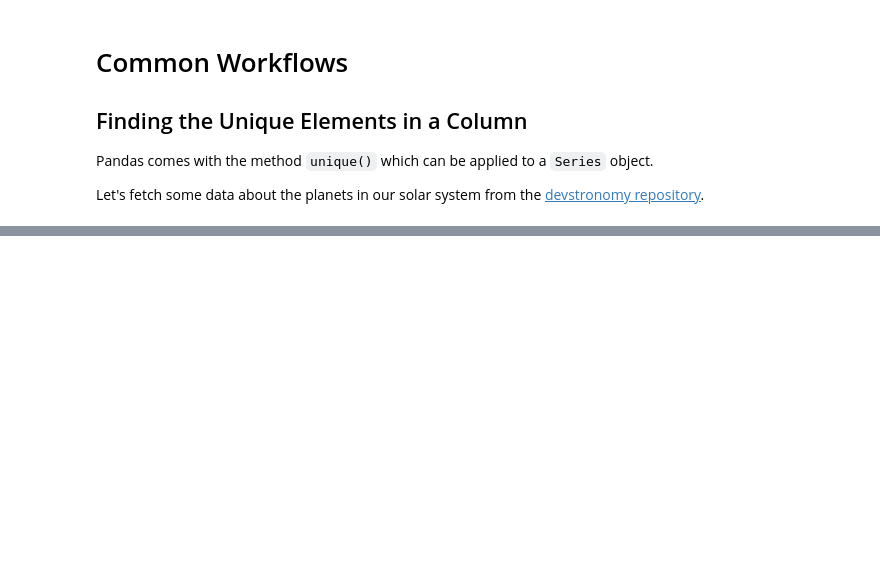
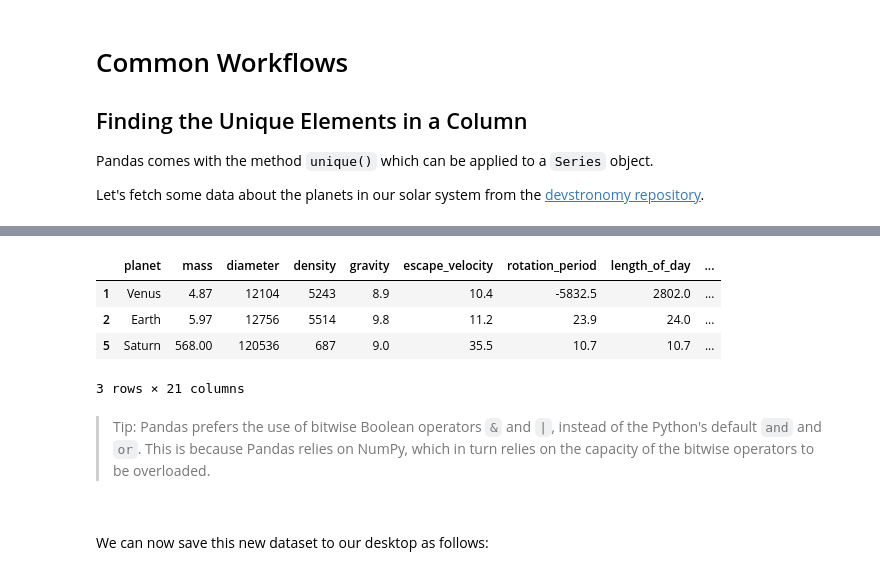
Before and after one commit to v-poghosyan/blog, a Jupyter notebook: _notebooks/2021-12-28-Python-for-ML-Pandas.ipynb, the cells around one changed output, grey strips where cells are left out. Saved outputs shown, nothing was run; the diff lists cells and outputs as text; code cells hidden in the pictures; blank space fills up the shorter version.

```diff
--- a/_notebooks/2021-12-28-Python-for-ML-Pandas.ipynb
+++ b/_notebooks/2021-12-28-Python-for-ML-Pandas.ipynb
@@ -578,0 +569,15 @@ earthlike_planets_df.to_csv('C:/Users/Vahram/Desktop/earthlike_planets.csv')
+# %%
+earthlike_planets_df = planets_df[(planets_df['gravity'] >= 9.8 - 1) & (planets_df['gravity'] <= 9.8 + 1)]
+earthlike_planets_df
+# %% [output]
+|  | planet | mass | diameter | density | gravity | escape_velocity | rotation_period | length_of_day | ... |
+| 1 | Venus | 4.87 | 12104 | 5243 | 8.9 | 10.4 | -5832.5 | 2802.0 | ... |
+| 2 | Earth | 5.97 | 12756 | 5514 | 9.8 | 11.2 | 23.9 | 24.0 | ... |
+| 5 | Saturn | 568.00 | 120536 | 687 | 9.0 | 35.5 | 10.7 | 10.7 | ... |
+3 rows × 21 columns
+# %% [markdown]
+> Tip: Pandas prefers the use of bitwise Boolean operators `&` and `|`, instead of the Python's default `and` and `or`. This is because Pandas relies on NumPy, which in turn relies on the capacity of the bitwise operators to be overloaded.
+
+<br>
+# %% [markdown]
+We can now save this new dataset to our desktop as follows:
```
Also changed, not shown: parts of 15 cells of this notebook, 3 other files.
